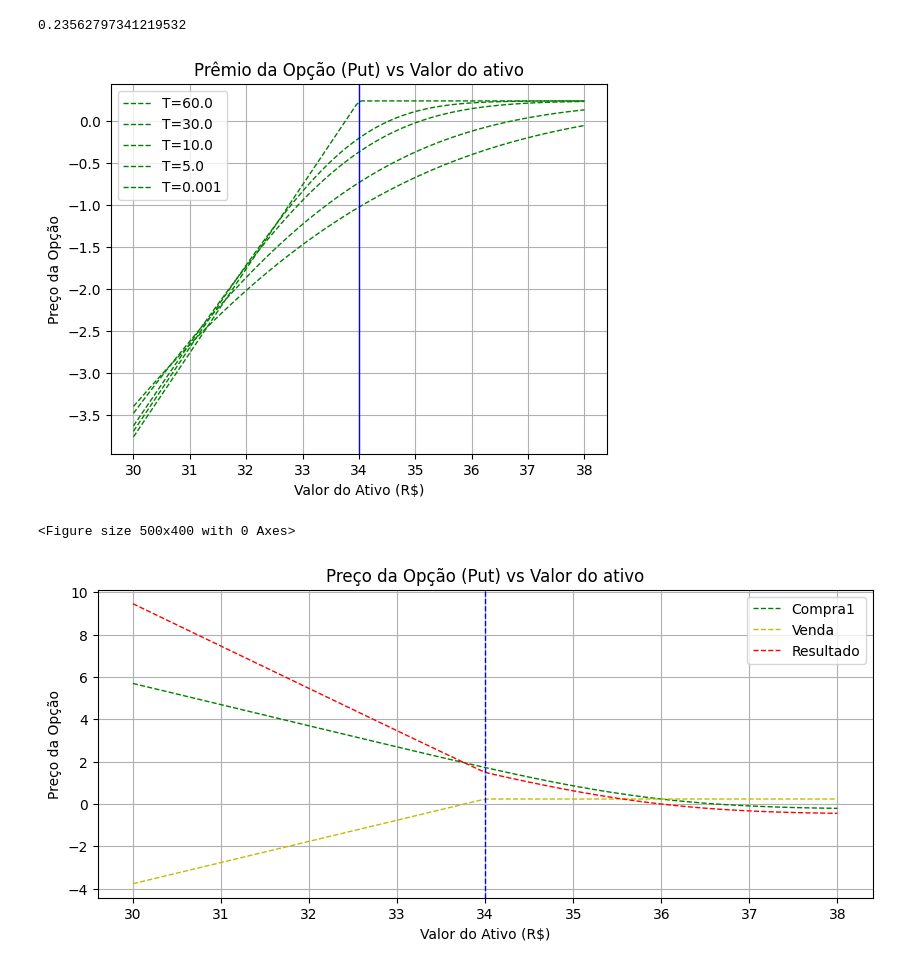
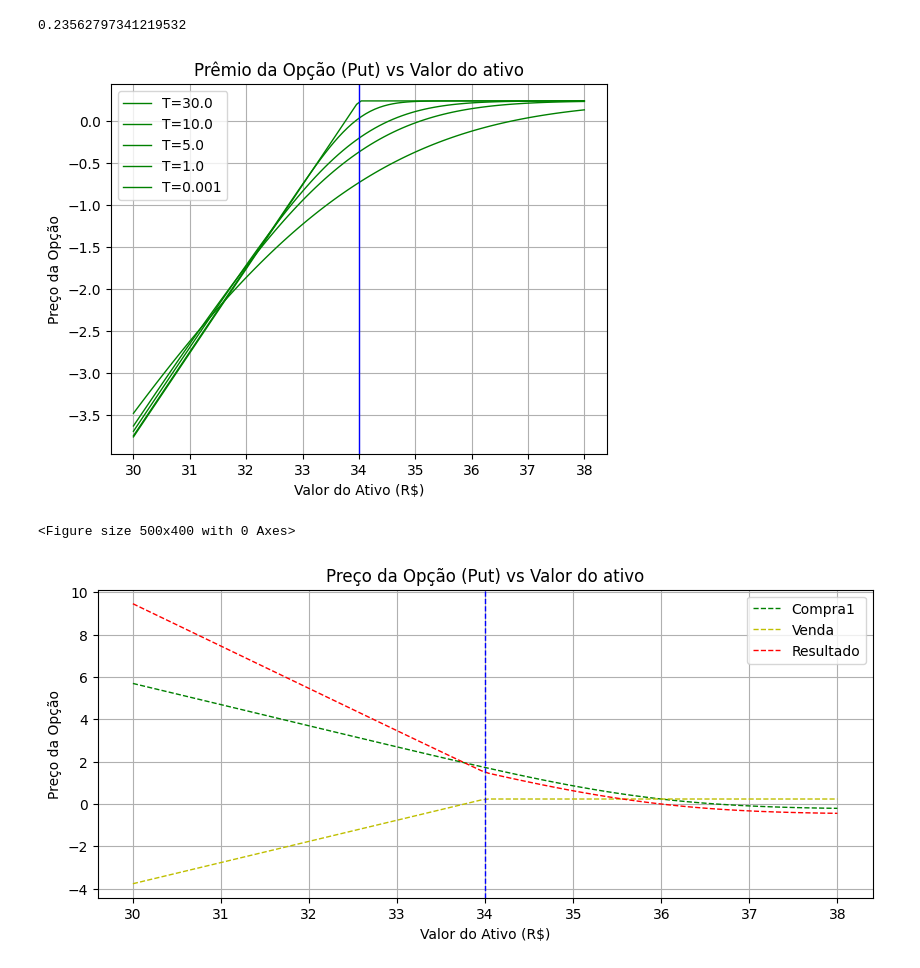
Before and after one commit to Felipe-Pinto/python_para_investimentos, a Jupyter notebook: Turbo.ipynb, the cells around one changed output. Cells and saved outputs as stored; diff of their text form; code cells hidden in the pictures.

```diff
--- a/Turbo.ipynb
+++ b/Turbo.ipynb
@@ -88,20 +88,20 @@ Premio
 0.23562797341219532
 # %%
 # O gráfico dessa venda fica conforme abaixo
-for Ti in [60/252,30/252,10/252,5/252,0.001/252]:
+for Ti in [30/252,10/252,5/252,1/252,0.001/252]:
   Venda = Premio - black_scholes_option(S, Stk, Ti, r, sigma, option_type)
-  plt.plot(S, Venda, label=r'T='+str(Ti*252), color='g', linestyle='dashed',linewidth=1)
+  plt.plot(S, Venda, label=r'T='+str(Ti*252), color='g', linestyle='solid',linewidth=1)
 
 plt.axvline(x=Stk,ymin=0,ymax=10.0, color='b', linestyle='solid',linewidth=1)
 plt.grid()
 plt.legend()
 plt.xlabel('Valor do Ativo (R$)')
 plt.ylabel('Preço da Opção')
 plt.title(f'Prêmio da Opção ({option_type.capitalize()}) vs Valor do ativo')
 plt.figure(figsize=(5, 4))
 plt.show()
 # %% [output]
-[figure, old version]
+[figure, new version]
 <Figure size 500x400 with 0 Axes>
 # %%
 # Após embolsar o valor da venda o mercado subiu e por fim (5 DTE) desceu abaixo do strike
```
